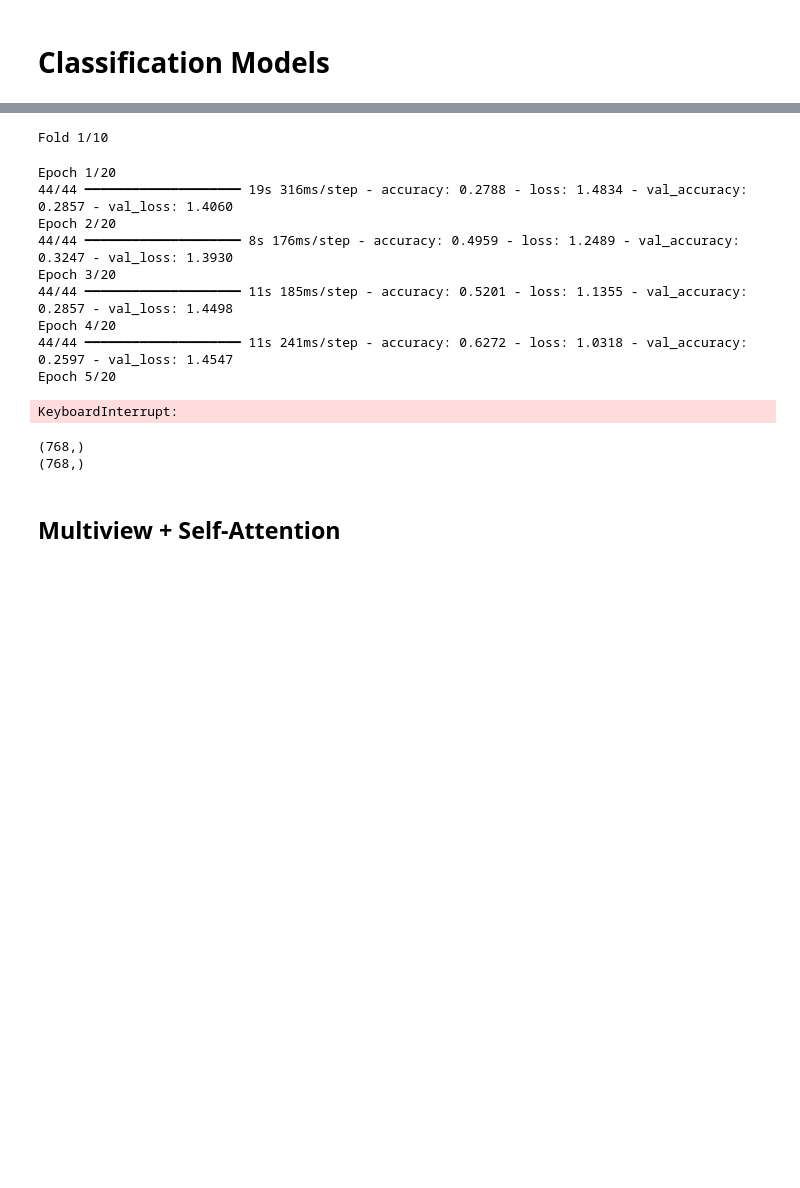
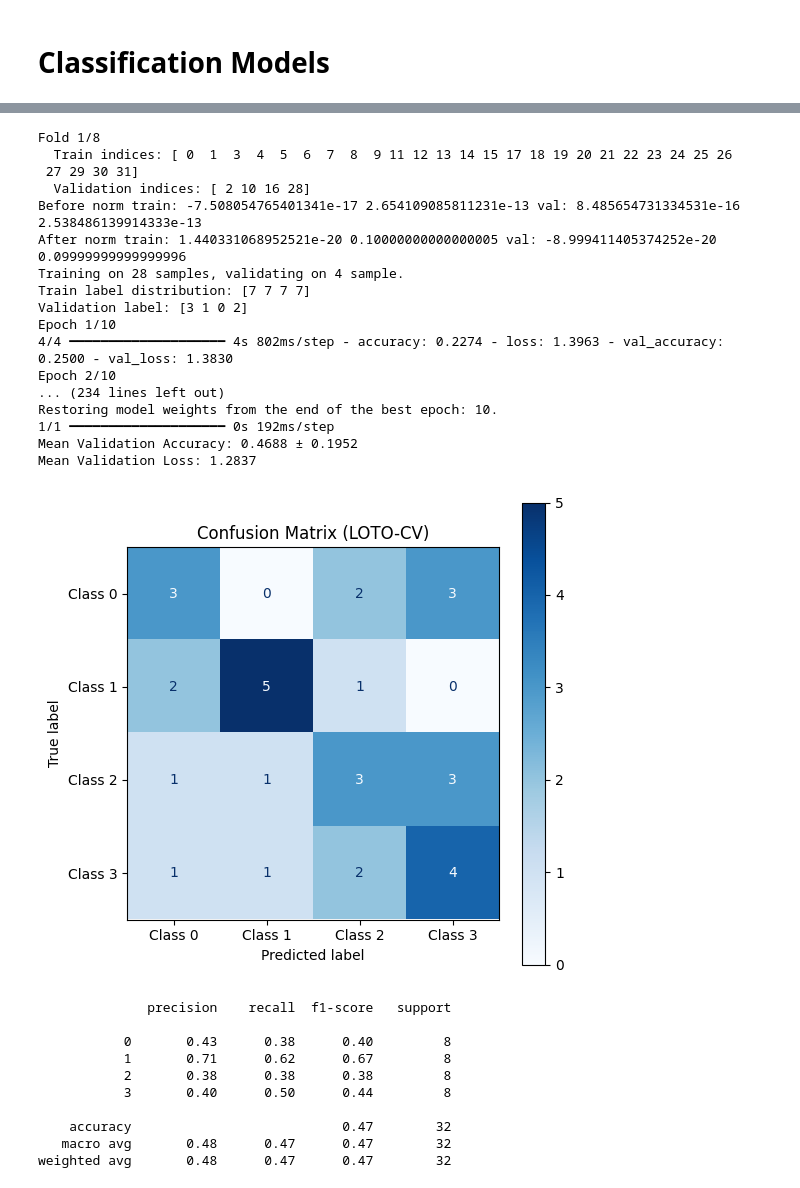
Before and after one commit to Jagoda222/DL_assignment2, a Jupyter notebook: DL_MEG_A2.ipynb, the cells around one changed output, grey strips where cells are left out. Saved outputs shown, nothing was run; the diff lists cells and outputs as text; code cells hidden in the pictures; blank space fills up the shorter version.

```diff
--- a/DL_MEG_A2.ipynb
+++ b/DL_MEG_A2.ipynb
@@ -264,9 +267,9 @@ from sklearn.preprocessing import LabelEncoder
 
 # Encode labels
 label_encoder = LabelEncoder()
-y = label_encoder.fit_transform(epoched_labels)
+y = label_encoder.fit_transform(labels)
 print(len(y))
 
-X = norm_data.transpose(0,2,1)
+X = downsampled_data.transpose(0,2,1)
 print(X.shape)
 # %% [output]
@@ -350,23 +402,20 @@ def train_kfold(data, labels, build_model_fn, n_splits=10, epochs=50, batch_size
 # %%
-y_true, y_pred = train_kfold(epoched_data, y, cnn_att_lstm, epochs=20)
+y_true, y_pred, history, val_accuracies, val_losses = train_kfold(X, y, baseline)
 # %% [output]
-Fold 1/10
+Fold 1/8
+  Train indices: [ 0  1  3  4  5  6  7  8  9 11 12 13 14 15 17 18 19 20 21 22 23 24 25 26
+ 27 29 30 31]
+  Validation indices: [ 2 10 16 28]
+Before norm train: -7.508054765401341e-17 2.654109085811231e-13 val: 8.485654731334531e-16 2.538486139914333e-13
+After norm train: 1.440331068952521e-20 0.10000000000000005 val: -8.999411405374252e-20 0.09999999999999996
+Training on 28 samples, validating on 4 sample.
+Train label distribution: [7 7 7 7]
+Validation label: [3 1 0 2]
+Epoch 1/10
+4/4 ━━━━━━━━━━━━━━━━━━━━ 4s 802ms/step - accuracy: 0.2274 - loss: 1.3963 - val_accuracy: 0.2500 - val_loss: 1.3830
+Epoch 2/10
+... (234 lines left out)
+Restoring model weights from the end of the best epoch: 10.
+1/1 ━━━━━━━━━━━━━━━━━━━━ 0s 192ms/step
+Mean Validation Accuracy: 0.4688 ± 0.1952
+Mean Validation Loss: 1.2837
-Epoch 1/20
-44/44 ━━━━━━━━━━━━━━━━━━━━ 19s 316ms/step - accuracy: 0.2788 - loss: 1.4834 - val_accuracy: 0.2857 - val_loss: 1.4060
-Epoch 2/20
-44/44 ━━━━━━━━━━━━━━━━━━━━ 8s 176ms/step - accuracy: 0.4959 - loss: 1.2489 - val_accuracy: 0.3247 - val_loss: 1.3930
-Epoch 3/20
-44/44 ━━━━━━━━━━━━━━━━━━━━ 11s 185ms/step - accuracy: 0.5201 - loss: 1.1355 - val_accuracy: 0.2857 - val_loss: 1.4498
-Epoch 4/20
-44/44 ━━━━━━━━━━━━━━━━━━━━ 11s 241ms/step - accuracy: 0.6272 - loss: 1.0318 - val_accuracy: 0.2597 - val_loss: 1.4547
-Epoch 5/20
-KeyboardInterrupt:
-# %%
-y_pred, y_true = np.array(y_pred), np.array(y_true)
-print(y_pred.shape)
-print(y_true.shape)
-# %% [output]
-(768,)
-(768,)
-# %% [markdown]
-## Multiview + Self-Attention
@@ -579,0 +422,32 @@ class MultiviewAttention:
+# %%
+from sklearn.metrics import confusion_matrix, ConfusionMatrixDisplay
+
+def plot_confusion_matrix(y_true, y_pred, class_names=None, build_model_fn):
+    cm = confusion_matrix(y_true, y_pred)
+    disp = ConfusionMatrixDisplay(confusion_matrix=cm, display_labels=class_names)
+    fig, ax = plt.subplots(figsize=(6, 6))
+    disp.plot(ax=ax, cmap='Blues', values_format='d')
+    plt.title(f"Confusion Matrix (LOTO-CV) with {str(build_model_fn)}")
+    plt.grid(False)
+    plt.show()
+
+# Example usage:
+# Assuming 4 classes labeled 0–3
+class_names = ['Class 0', 'Class 1', 'Class 2', 'Class 3']
+plot_confusion_matrix(y_true, y_pred, class_names)
+
+from sklearn.metrics import classification_report
+
+print(classification_report(y_true, y_pred))
+# %% [output]
+[figure, added]
+              precision    recall  f1-score   support
+
+           0       0.43      0.38      0.40         8
+           1       0.71      0.62      0.67         8
+           2       0.38      0.38      0.38         8
+           3       0.40      0.50      0.44         8
+
+    accuracy                           0.47        32
+   macro avg       0.48      0.47      0.47        32
+weighted avg       0.48      0.47      0.47        32
```
Also changed, not shown: parts of 36 cells of this notebook.
